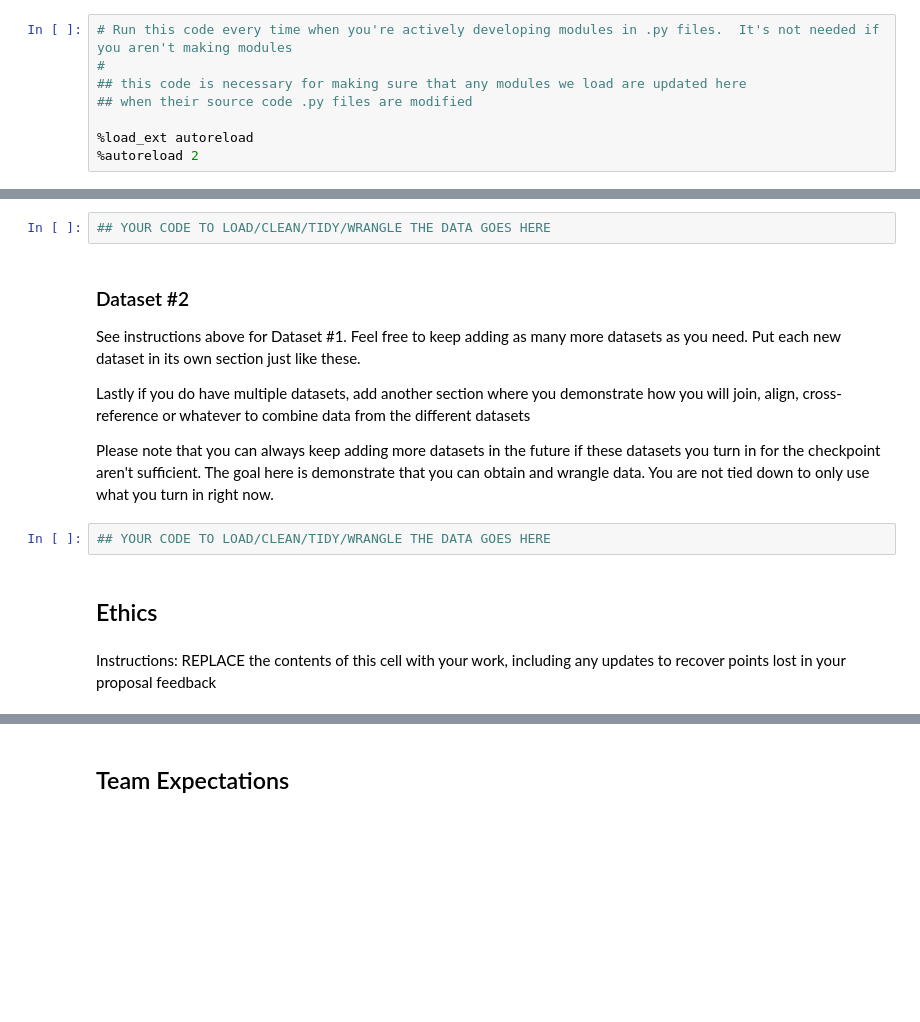
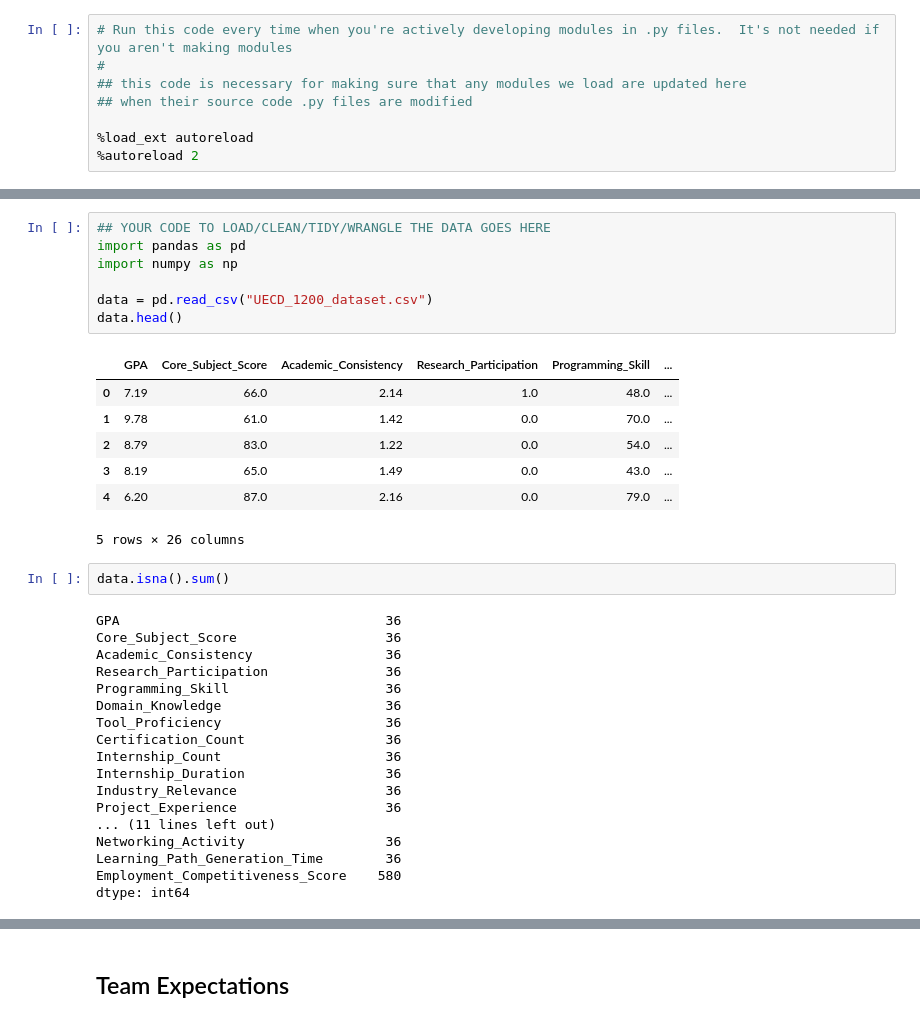
Before and after one commit to COGS108/Group144_WI26, a Jupyter notebook: 01-DataCheckpoint.ipynb, the cells around one changed output, grey strips where cells are left out. Cells and saved outputs as stored; diff of their text form; blank space fills up the shorter version.

```diff
--- a/01-DataCheckpoint.ipynb
+++ b/01-DataCheckpoint.ipynb
@@ -120,16 +152,35 @@ Instructions:
 # %%
 ## YOUR CODE TO LOAD/CLEAN/TIDY/WRANGLE THE DATA GOES HERE
+import pandas as pd
+import numpy as np
+
+data = pd.read_csv("UECD_1200_dataset.csv")
+data.head()
+# %% [output]
+|  | GPA | Core_Subject_Score | Academic_Consistency | Research_Participation | Programming_Skill | ... |
+| 0 | 7.19 | 66.0 | 2.14 | 1.0 | 48.0 | ... |
+| 1 | 9.78 | 61.0 | 1.42 | 0.0 | 70.0 | ... |
+| 2 | 8.79 | 83.0 | 1.22 | 0.0 | 54.0 | ... |
+| 3 | 8.19 | 65.0 | 1.49 | 0.0 | 43.0 | ... |
+| 4 | 6.20 | 87.0 | 2.16 | 0.0 | 79.0 | ... |
+5 rows × 26 columns
-# %% [markdown]
-### Dataset #2
-
-See instructions above for Dataset #1.  Feel free to keep adding as many more datasets as you need.  Put each new dataset in its own section just like these.
-
-Lastly if you do have multiple datasets, add another section where you demonstrate how you will join, align, cross-reference or whatever to combine data from the different datasets
-
-Please note that you can always keep adding more datasets in the future if these datasets you turn in for the checkpoint aren't sufficient.  The goal here is demonstrate that you can obtain and wrangle data.  You are not tied down to only use what you turn in right now.
-# %%
-## YOUR CODE TO LOAD/CLEAN/TIDY/WRANGLE THE DATA GOES HERE
-# %% [markdown]
-## Ethics
-# %% [markdown]
-Instructions: REPLACE the contents of this cell with your work, including any updates to recover points lost in your proposal feedback
+# %%
+data.isna().sum()
+# %% [output]
+GPA                                  36
+Core_Subject_Score                   36
+Academic_Consistency                 36
+Research_Participation               36
+Programming_Skill                    36
+Domain_Knowledge                     36
+Tool_Proficiency                     36
+Certification_Count                  36
+Internship_Count                     36
+Internship_Duration                  36
+Industry_Relevance                   36
+Project_Experience                   36
+... (11 lines left out)
+Networking_Activity                  36
+Learning_Path_Generation_Time        36
+Employment_Competitiveness_Score    580
+dtype: int64
```
Also changed, not shown: parts of 18 cells of this notebook.
